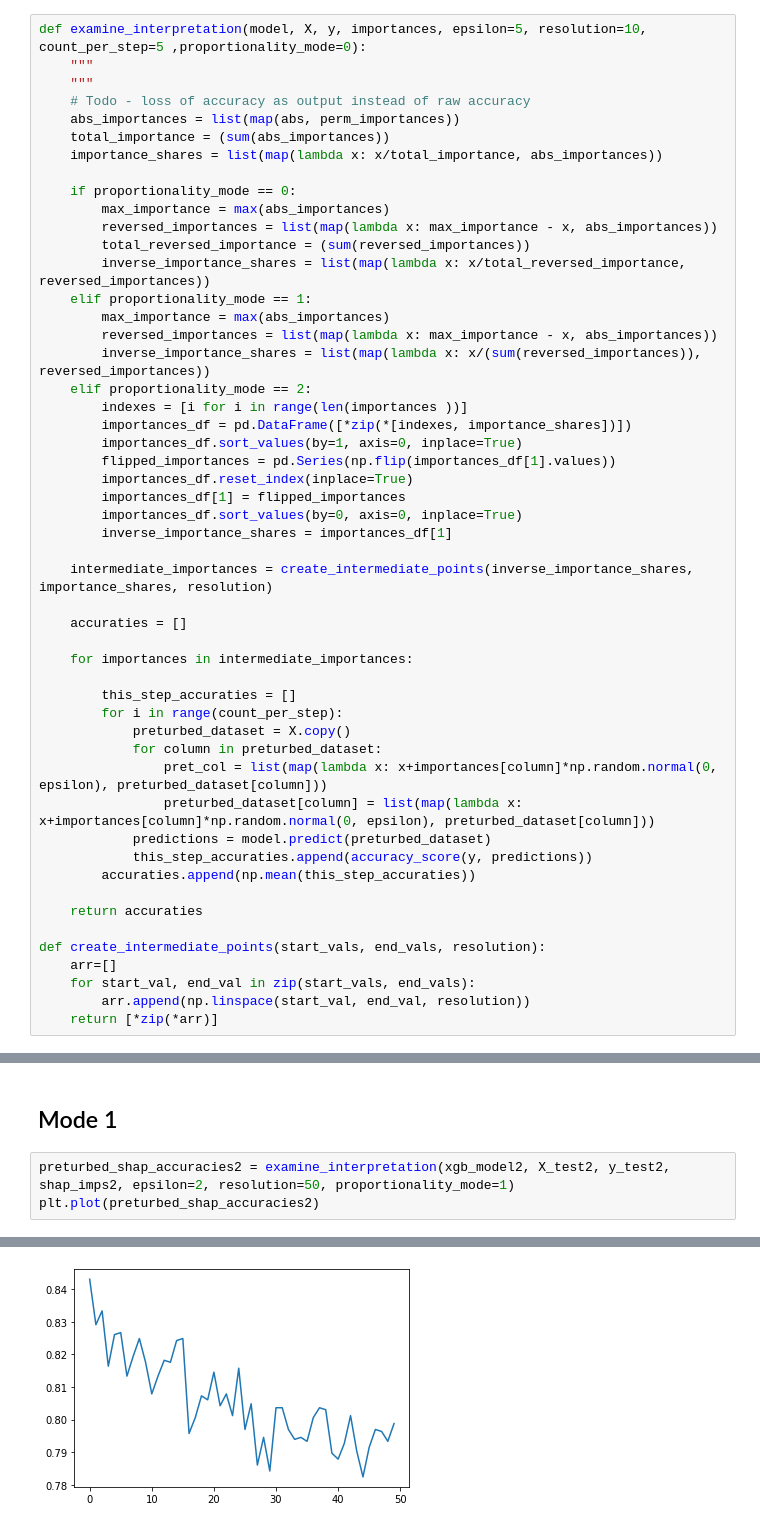
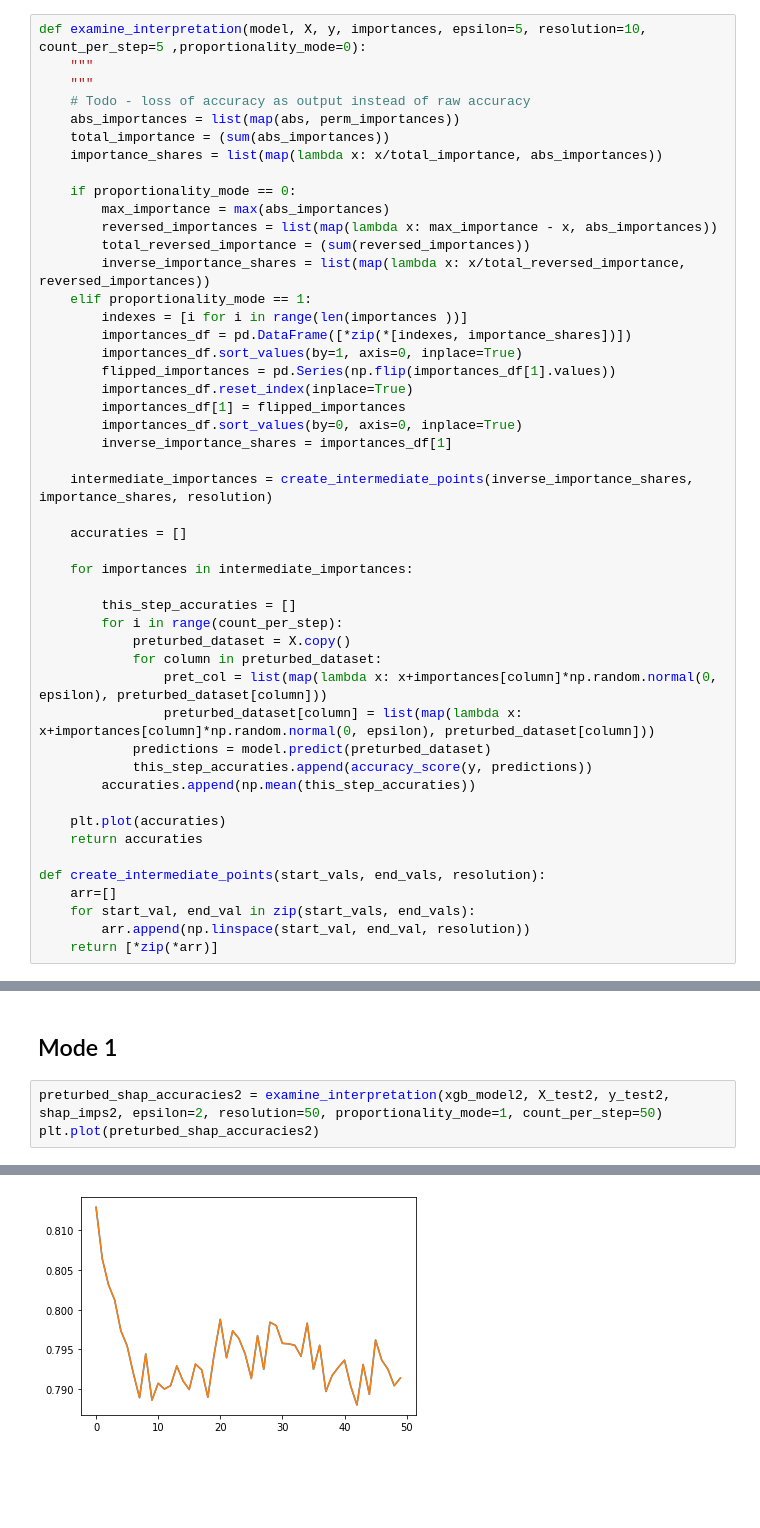
Before and after one commit to greghvk/ml_models_explainability, a Jupyter notebook: examine_interpretation.ipynb, the cells around one changed output, grey strips where cells are left out. Cells and saved outputs as stored; diff of their text form; blank space fills up the shorter version.

```diff
--- a/examine_interpretation.ipynb
+++ b/examine_interpretation.ipynb
@@ -26,10 +26,6 @@ def examine_interpretation(model, X, y, importances, epsilon=5, resolution=10, c
         total_reversed_importance = (sum(reversed_importances))
         inverse_importance_shares = list(map(lambda x: x/total_reversed_importance, reversed_importances))
     elif proportionality_mode == 1:
-        max_importance = max(abs_importances)
-        reversed_importances = list(map(lambda x: max_importance - x, abs_importances))
-        inverse_importance_shares = list(map(lambda x: x/(sum(reversed_importances)), reversed_importances))
-    elif proportionality_mode == 2:
         indexes = [i for i in range(len(importances ))]
         importances_df = pd.DataFrame([*zip(*[indexes, importance_shares])])
         importances_df.sort_values(by=1, axis=0, inplace=True)
@@ -55,6 +51,7 @@ def examine_interpretation(model, X, y, importances, epsilon=5, resolution=10, c
             this_step_accuraties.append(accuracy_score(y, predictions))
         accuraties.append(np.mean(this_step_accuraties))
 
+    plt.plot(accuraties)
     return accuraties
 
 def create_intermediate_points(start_vals, end_vals, resolution):
@@ -275,8 +248,8 @@ plt.plot(preturbed_shap_accuracies2)
 # %% [markdown]
 ## Mode 1
 # %%
-preturbed_shap_accuracies2 = examine_interpretation(xgb_model2, X_test2, y_test2, shap_imps2, epsilon=2, resolution=50, proportionality_mode=1)
+preturbed_shap_accuracies2 = examine_interpretation(xgb_model2, X_test2, y_test2, shap_imps2, epsilon=2, resolution=50, proportionality_mode=1, count_per_step=50)
 plt.plot(preturbed_shap_accuracies2)
 # %% [output]
 [<matplotlib.lines.Line2D at 0x...>]
-[figure, old version]
+[figure, new version]
```
Also changed, not shown: parts of 15 cells of this notebook.
